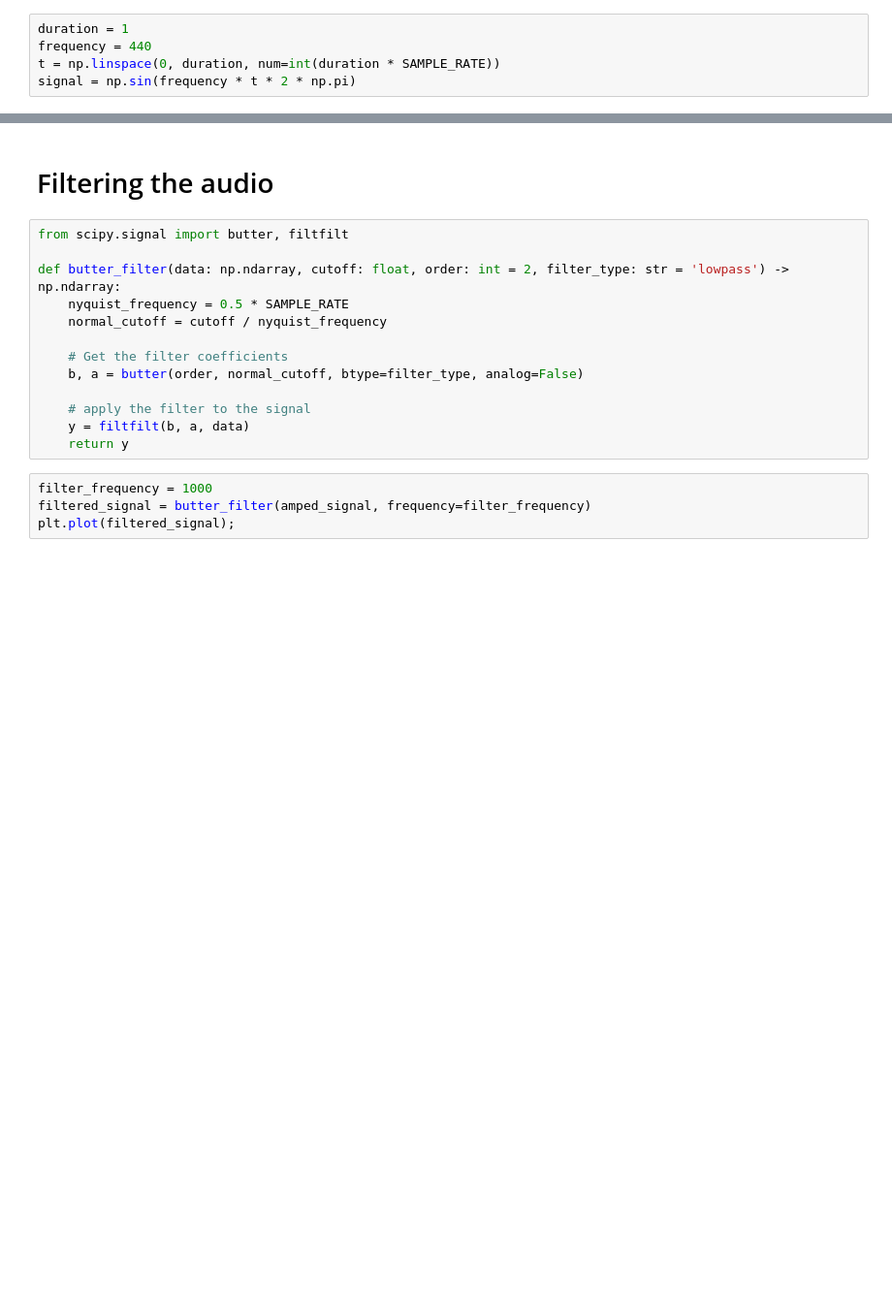
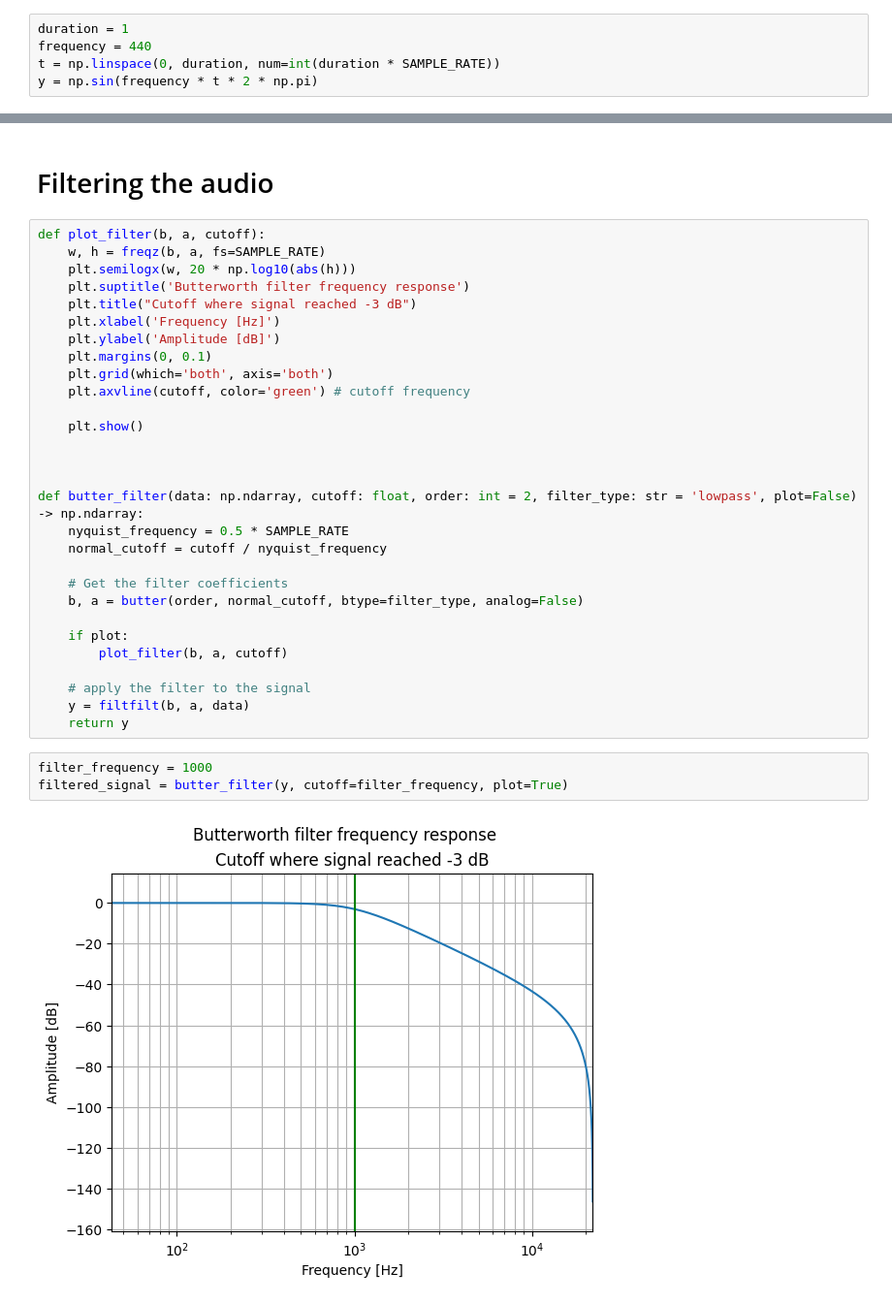
Before and after one commit to timotk/audio-synthesizer, a Jupyter notebook: synthesizer/notebook.ipynb, the cells around one changed output, grey strips where cells are left out. Shown at 97% size. Saved outputs shown, nothing was run; the diff lists cells and outputs as text; blank space fills up the shorter version.

```diff
--- a/synthesizer/notebook.ipynb
+++ b/synthesizer/notebook.ipynb
@@ -12,7 +13,7 @@ SAMPLE_RATE = 44_100  # See https://en.wikipedia.org/wiki/Sampling_(signal_proce
 duration = 1
 frequency = 440
 t = np.linspace(0, duration, num=int(duration * SAMPLE_RATE))
-signal = np.sin(frequency * t * 2 * np.pi)
+y = np.sin(frequency * t * 2 * np.pi)
 # %% [markdown]
 # Plot the signal
 # %%
@@ -81,19 +88,36 @@ ipd.Audio(audio, rate=SAMPLE_RATE)
 # %% [markdown]
 # Filtering the audio
 # %%
-from scipy.signal import butter, filtfilt
+def plot_filter(b, a, cutoff):
+    w, h = freqz(b, a, fs=SAMPLE_RATE)
+    plt.semilogx(w, 20 * np.log10(abs(h)))
+    plt.suptitle('Butterworth filter frequency response')
+    plt.title("Cutoff where signal reached -3 dB")
+    plt.xlabel('Frequency [Hz]')
+    plt.ylabel('Amplitude [dB]')
+    plt.margins(0, 0.1)
+    plt.grid(which='both', axis='both')
+    plt.axvline(cutoff, color='green') # cutoff frequency
 
-def butter_filter(data: np.ndarray, cutoff: float, order: int = 2, filter_type: str = 'lowpass') -> np.ndarray:
+    plt.show()
+
+
+
+def butter_filter(data: np.ndarray, cutoff: float, order: int = 2, filter_type: str = 'lowpass', plot=False) -> np.ndarray:
     nyquist_frequency = 0.5 * SAMPLE_RATE
     normal_cutoff = cutoff / nyquist_frequency
 
     # Get the filter coefficients
     b, a = butter(order, normal_cutoff, btype=filter_type, analog=False)
 
+    if plot:
+        plot_filter(b, a, cutoff)
+
     # apply the filter to the signal
     y = filtfilt(b, a, data)
     return y
 # %%
 filter_frequency = 1000
-filtered_signal = butter_filter(amped_signal, frequency=filter_frequency)
-plt.plot(filtered_signal);
+filtered_signal = butter_filter(y, cutoff=filter_frequency, plot=True)
+# %% [output]
+[figure, added]
```
Also changed, not shown: parts of 14 cells of this notebook, 3 other files.
